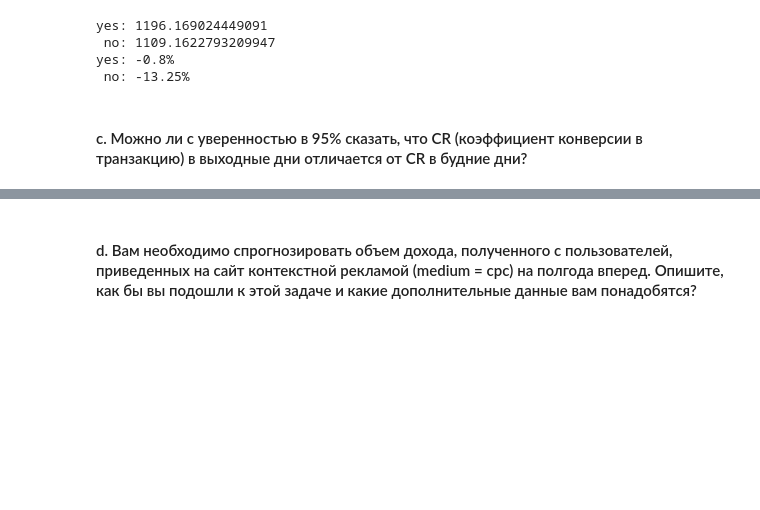
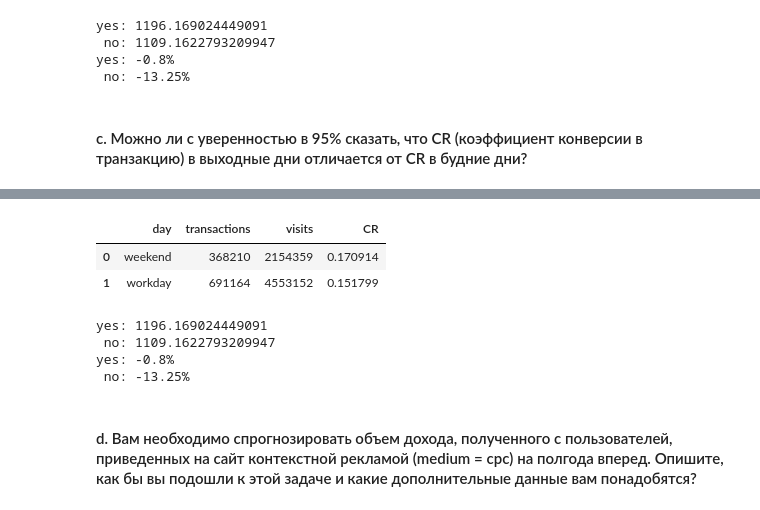
Before and after one commit to Timo4ey/rw_tasks, a Jupyter notebook: realweb.ipynb, the cells around one changed output, grey strips where cells are left out. Drawn from its saved outputs; the diff is of its cells as text; code cells hidden in the pictures; blank space fills up the shorter version.

```diff
--- a/realweb.ipynb
+++ b/realweb.ipynb
@@ -220,3 +212,36 @@ df.head()
+# %%
+def daymark(df):
+    if df in (5,6):
+        return 'weekend'
+    else:
+        return 'workday'
+# %%
+cr_df = df[:]
+cr_df.insert(3,'conversion_rate',  round(cr_df['transactions'] / cr_df['visits'] * 100, 2), True)
+cr_df.insert(3,'dayofweek', cr_df['date'].dt.dayofweek , True)
+# cr_df.insert(3, 'day', cr_df['dayofweek'].apply(dayofweekmaker), True)
+cr_df.insert(3, 'day', cr_df['dayofweek'].apply(daymark), True)
+# %%
+
+new_cr = cr_df.groupby(by = 'day').agg({'transactions': 'sum', 'visits':'sum'}).reset_index()
+new_cr.insert(3, 'CR', (new_cr['transactions'] / new_cr['visits']), True)
+# %%
+new_cr
+# %% [output]
+|  | day | transactions | visits | CR |
+| 0 | weekend | 368210 | 2154359 | 0.170914 |
+| 1 | workday | 691164 | 4553152 | 0.151799 |
+# %%
+# данные по промокодам после введения короновирусных ограничений (первые 2 месяца)
+avg_promo_yes_after_2m = avg_purch_all_after_2m.loc[avg_purch_all_after_2m['promo_activated'] == 'yes']['avg_revenue'].mean()
+avg_promo_no_after_2m = avg_purch_all_after_2m.loc[avg_purch_all_after_2m['promo_activated'] == 'no']['avg_revenue'].mean()
+print(f'yes: {avg_promo_yes_after_2m} \n no: {avg_promo_no_after_2m}')
+print(f'yes: {round(avg_promo_yes_after_2m/avg_promo_yes_before*100-100,2)}% \n no: {round(avg_promo_no_after_2m/avg_promo_no_before*100-100,2)}%')
+# %% [output]
+yes: 1196.169024449091
+ no: 1109.1622793209947
+yes: -0.8%
+ no: -13.25%
 # %% [markdown]
 #### d.	Вам необходимо спрогнозировать объем дохода, полученного с пользователей, приведенных на сайт контекстной рекламой (medium = cpc) на полгода вперед. Опишите, как бы вы подошли к этой задаче и какие дополнительные данные вам понадобятся?
 # %%
```
Also changed, not shown: parts of 4 cells of this notebook.
